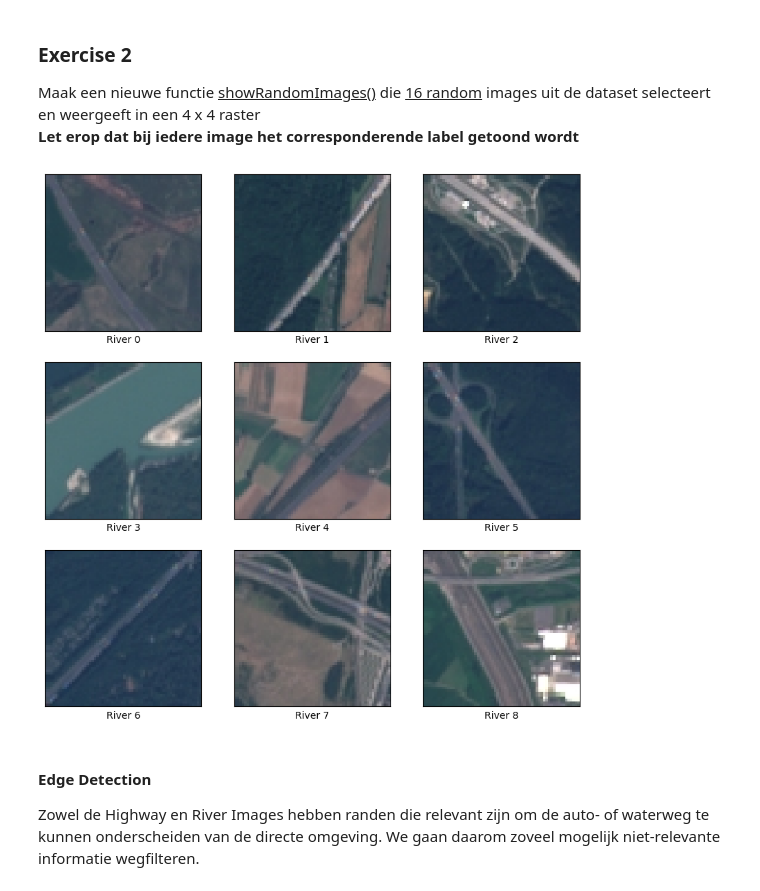
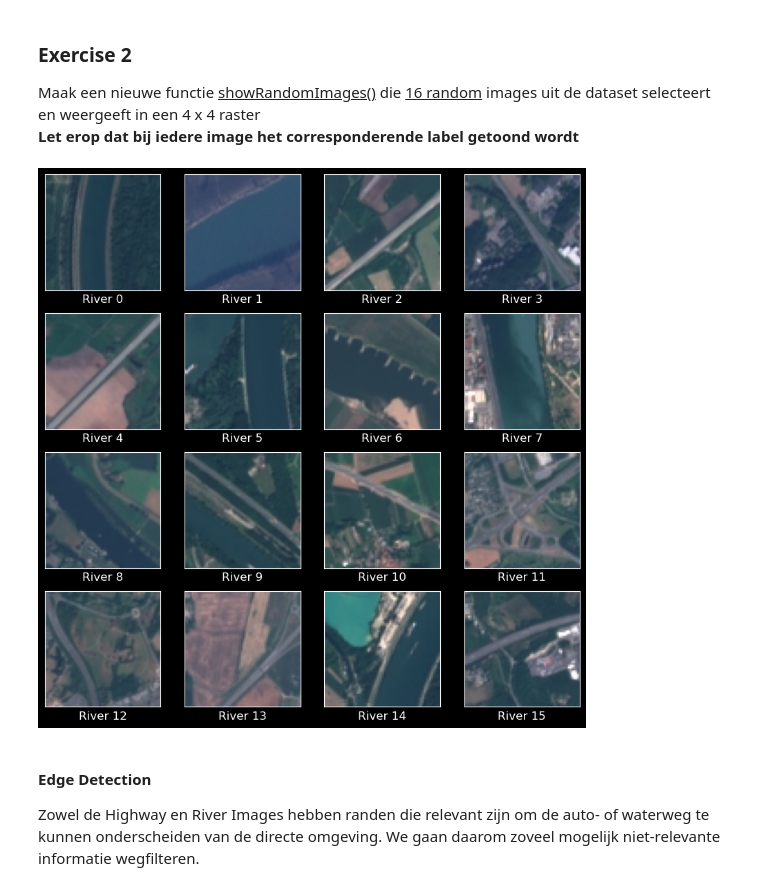
Before and after one commit to ArachDyrr/Make_AI_Work_3, a Jupyter notebook: practica/01. Beeldherkenning/Practicum/image_procssing/numpy/numpy_opdracht2.ipynb, the cells around one changed output. Drawn from its saved outputs; the diff is of its cells as text; code cells hidden in the pictures.

```diff
--- a/practica/01. Beeldherkenning/Practicum/image_procssing/numpy/numpy_opdracht2.ipynb
+++ b/practica/01. Beeldherkenning/Practicum/image_procssing/numpy/numpy_opdracht2.ipynb
@@ -177,9 +180,9 @@ def showRandomImages(nrOfRandomImages = 16, shape_h = 4, shape_w = 4):
         plt.show()
 # %%
 # if () is empty 16 will be shown else: the number added as long as iyt is not greater then 16
-showRandomImages(9,3,3)
+showRandomImages(16,4,4)
 # %% [output]
-[figure, old version]
+[figure, new version]
 # %% [markdown]
 <h4>Edge Detection</h4>
 <p>
```
Also changed, not shown: parts of 17 cells of this notebook.
